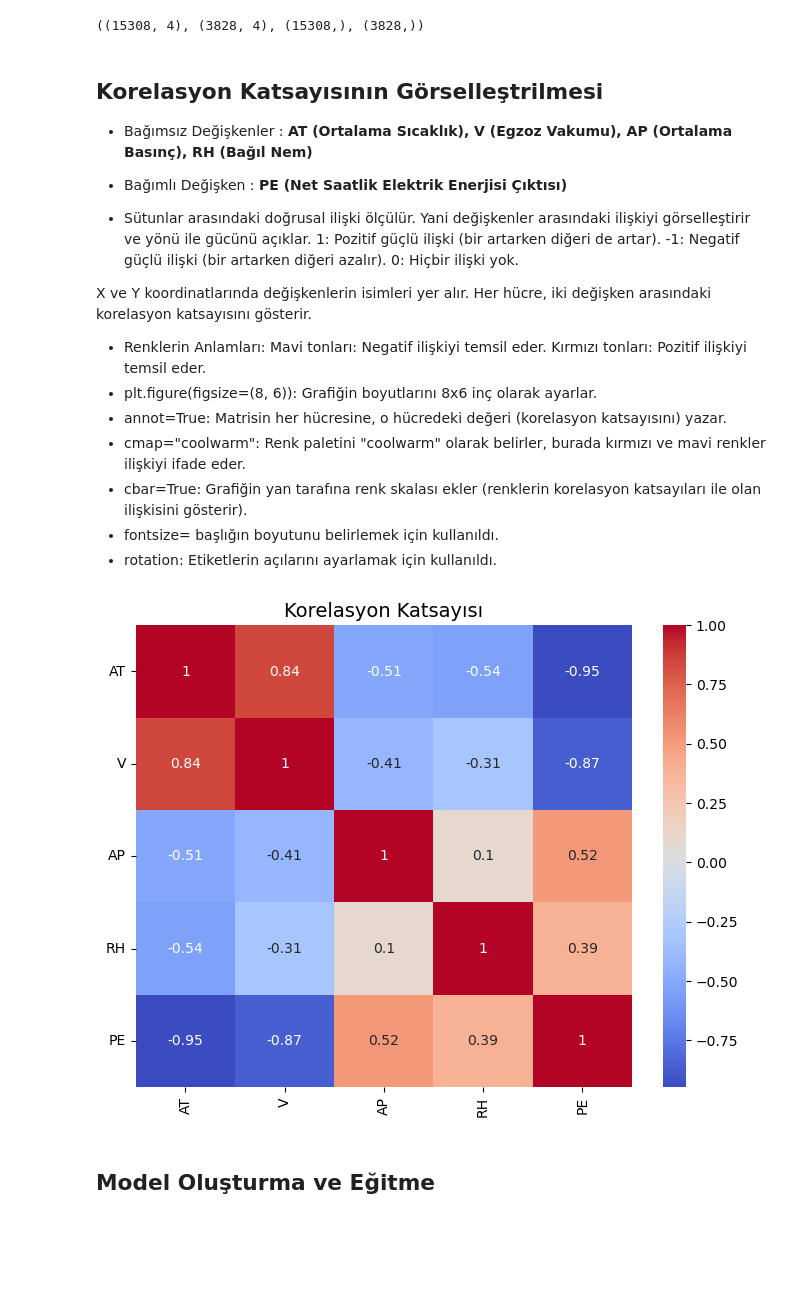
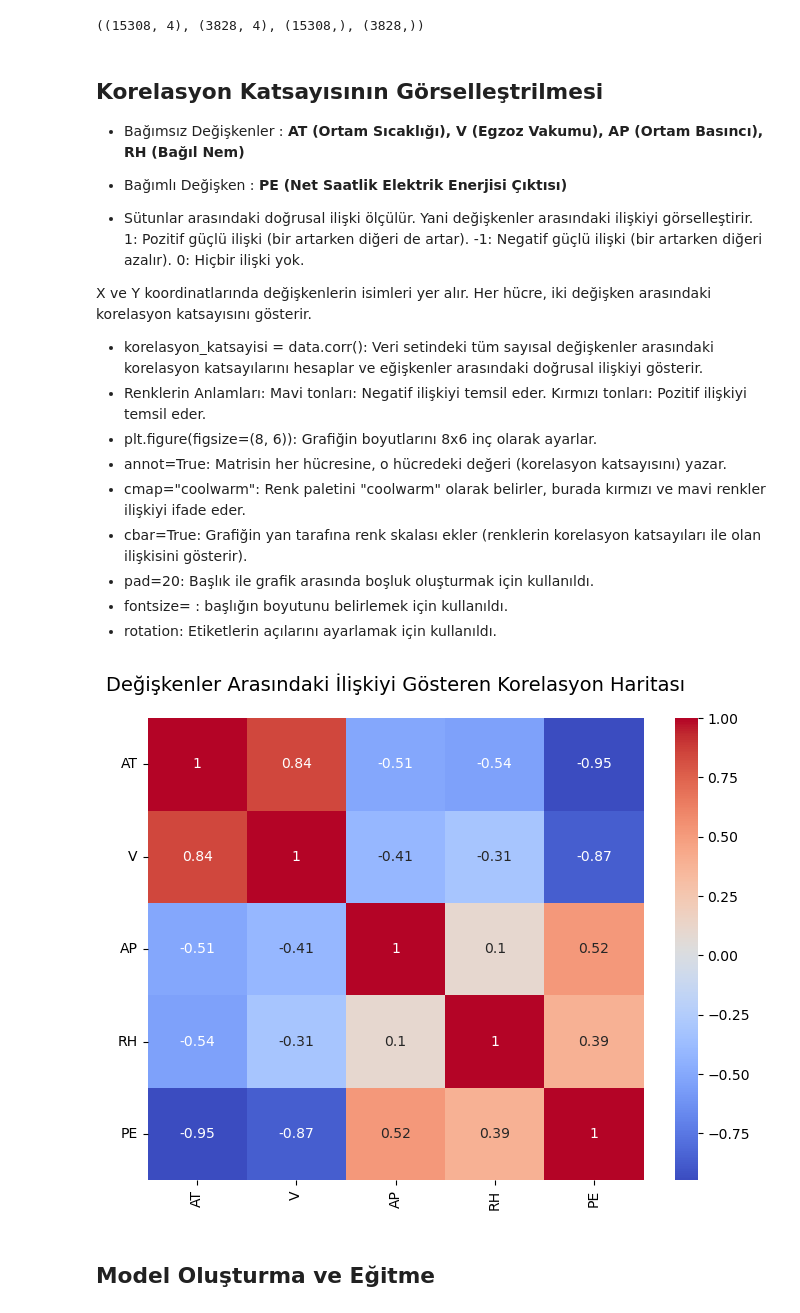
Before and after one commit to atakancanbakis/Makine_Ogrenmesi_KNNR_CDR, a Jupyter notebook: cdr.ipynb, the cells around one changed output. Saved outputs shown, nothing was run; the diff lists cells and outputs as text; code cells hidden in the pictures; blank space fills up the shorter version.

```diff
--- a/cdr.ipynb
+++ b/cdr.ipynb
@@ -164,11 +164,11 @@ X_train.shape, X_test.shape, y_train.shape, y_test.shape
 # %% [markdown]
 ## Korelasyon Katsayısının Görselleştrilmesi
 * Bağımsız Değişkenler :
-**AT (Ortalama Sıcaklık), V (Egzoz Vakumu), AP (Ortalama Basınç), RH (Bağıl Nem)**
+**AT (Ortam Sıcaklığı), V (Egzoz Vakumu), AP (Ortam Basıncı), RH (Bağıl Nem)**
 * Bağımlı Değişken :
 **PE (Net Saatlik Elektrik Enerjisi Çıktısı)**
 
-* Sütunlar arasındaki doğrusal ilişki ölçülür. Yani değişkenler arasındaki ilişkiyi görselleştirir ve yönü ile gücünü açıklar.
+* Sütunlar arasındaki doğrusal ilişki ölçülür. Yani değişkenler arasındaki ilişkiyi görselleştirir.
 1: Pozitif güçlü ilişki (bir artarken diğeri de artar).
 -1: Negatif güçlü ilişki (bir artarken diğeri azalır).
 0: Hiçbir ilişki yok.
@@ -176,6 +176,7 @@ X_train.shape, X_test.shape, y_train.shape, y_test.shape
 X ve Y koordinatlarında değişkenlerin isimleri yer alır.
 Her hücre, iki değişken arasındaki korelasyon katsayısını gösterir.
 
+* korelasyon_katsayisi = data.corr(): Veri setindeki tüm sayısal değişkenler arasındaki korelasyon katsayılarını hesaplar ve eğişkenler arasındaki doğrusal ilişkiyi gösterir.
 * Renklerin Anlamları:
 Mavi tonları: Negatif ilişkiyi temsil eder.
 Kırmızı tonları: Pozitif ilişkiyi temsil eder.
@@ -183,20 +184,21 @@ Kırmızı tonları: Pozitif ilişkiyi temsil eder.
 * annot=True: Matrisin her hücresine, o hücredeki değeri (korelasyon katsayısını) yazar.
 * cmap="coolwarm": Renk paletini "coolwarm" olarak belirler, burada kırmızı ve mavi renkler ilişkiyi ifade eder.
 * cbar=True: Grafiğin yan tarafına renk skalası ekler (renklerin korelasyon katsayıları ile olan ilişkisini gösterir).
-* fontsize= başlığın boyutunu belirlemek için kullanıldı.
+* pad=20: Başlık ile grafik arasında boşluk oluşturmak için kullanıldı.
+* fontsize= : başlığın boyutunu belirlemek için kullanıldı.
 * rotation: Etiketlerin açılarını ayarlamak için kullanıldı.
 # %%
 korelasyon_katsayisi = data.corr()
 
 # Korelasyon matrisi görselleştirme (kutu içi değerlerle)
 plt.figure(figsize=(8, 6))
 sns.heatmap(korelasyon_katsayisi, annot=True, cmap="coolwarm", cbar=True)
-plt.title("Korelasyon Katsayısı", fontsize=14)
+plt.title("Değişkenler Arasındaki İlişkiyi Gösteren Korelasyon Haritası", pad=20, fontsize=14)
 plt.xticks(rotation=90)
 plt.yticks(rotation=0)
 plt.show()
 # %% [output]
-[figure, old version]
+[figure, new version]
 # %% [markdown]
 ## Model Oluşturma ve Eğitme
 # %%
```
Also changed, not shown: parts of 5 cells of this notebook, 1 other file.
